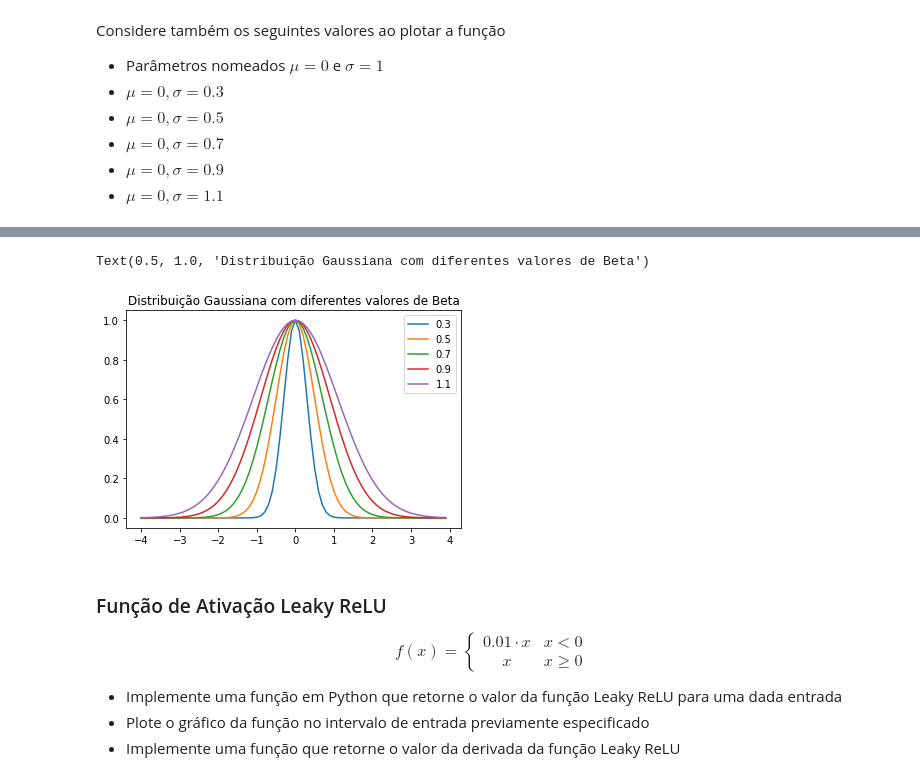
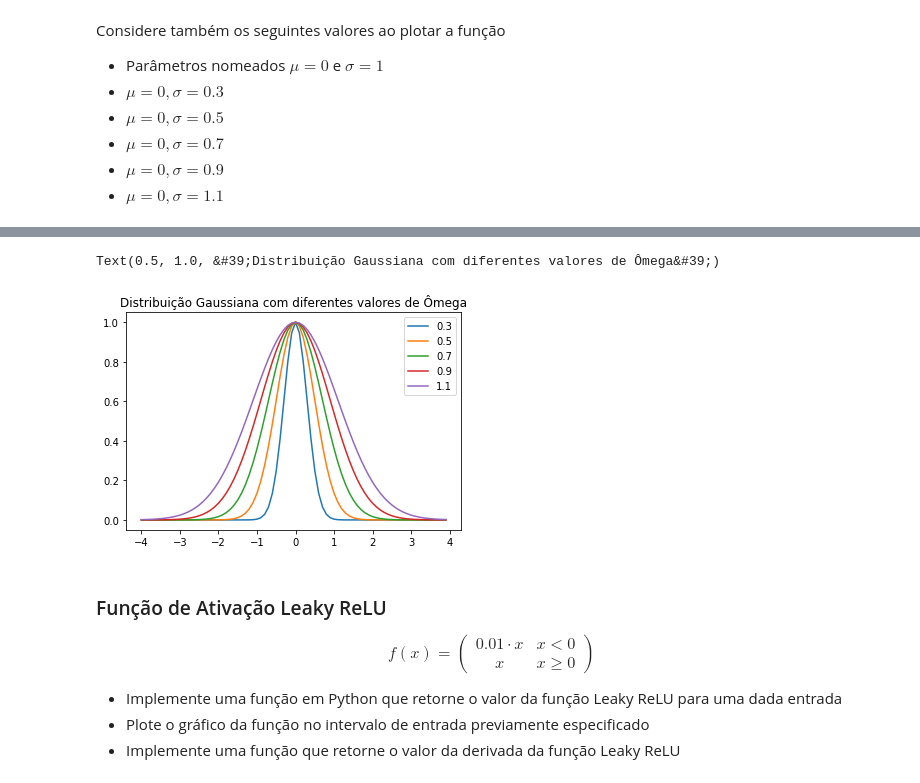
Before and after one commit to LuizCarlosS/rna-pp3-2020, a Jupyter notebook: Funções de ativação/Funções de Ativação.ipynb, the cells around one changed output, grey strips where cells are left out. Cells and saved outputs as stored; diff of their text form; code cells hidden in the pictures.

Commit message:
Correção de MD e Legenda

```diff
--- a/Funções de ativação/Funções de Ativação.ipynb
+++ b/Funções de ativação/Funções de Ativação.ipynb
@@ -189,20 +189,17 @@ Text(0.5, 1.0, 'Distribuição Gaussiana')
 # %%
 om_list = [0.3, 0.5, 0.7, 0.9, 1.1]
 # color_map = ['orange', 'green', 'red']
 for o in om_list:
     plt.plot(range_in, [gauss(x, omega = o) for x in range_in])
 plt.legend(om_list)
-plt.title('Distribuição Gaussiana com diferentes valores de Beta')
+plt.title('Distribuição Gaussiana com diferentes valores de Ômega')
 # %% [output]
-Text(0.5, 1.0, 'Distribuição Gaussiana com diferentes valores de Beta')
+Text(0.5, 1.0, &#39;Distribuição Gaussiana com diferentes valores de Ômega&#39;)
-[figure, old version]
+[figure, new version]
 # %% [markdown]
 ### Função de Ativação Leaky ReLU
 
-$$f(x) = \left\{\begin{array}{cc} 0.01\cdot x & x < 0\\
-x & x \geq 0
-\end{array}
-\right.$$
+$$f(x) = \left(\begin{array}{cc}0.01 \cdot x & x < 0 \\ x & x \geq 0 \end{array} \right)$$
 
 - Implemente uma função em Python que retorne o valor da função Leaky ReLU para uma dada entrada
 - Plote o gráfico da função no intervalo de entrada previamente especificado
```
Also changed, not shown: parts of 10 cells of this notebook.
